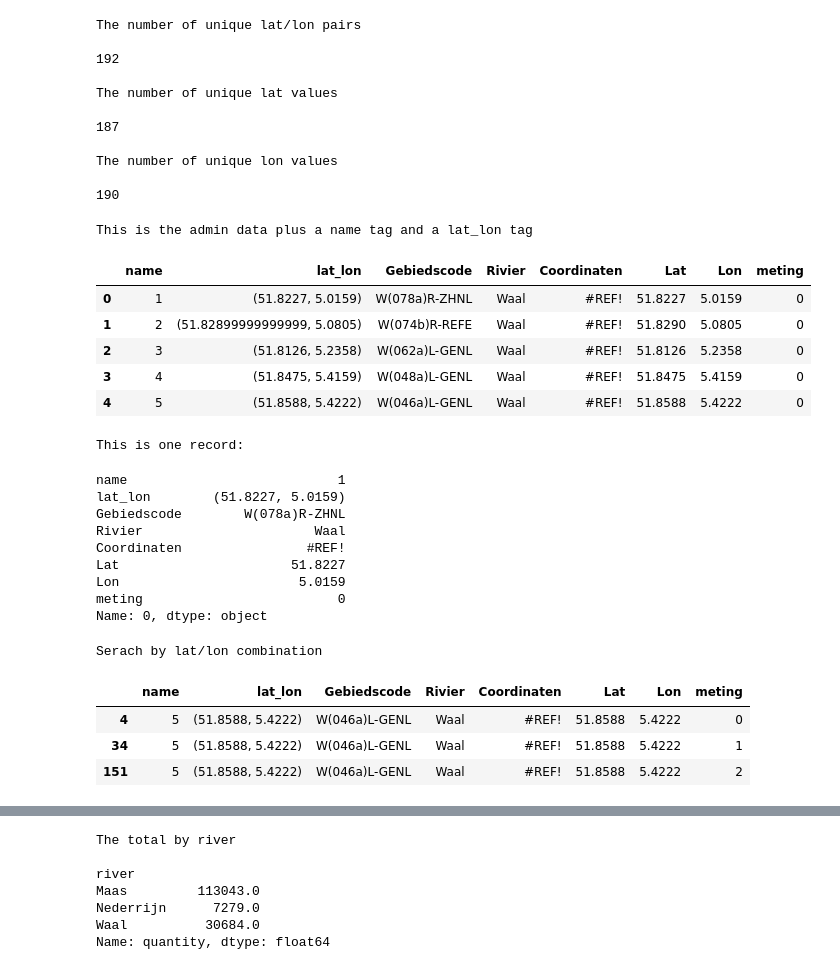
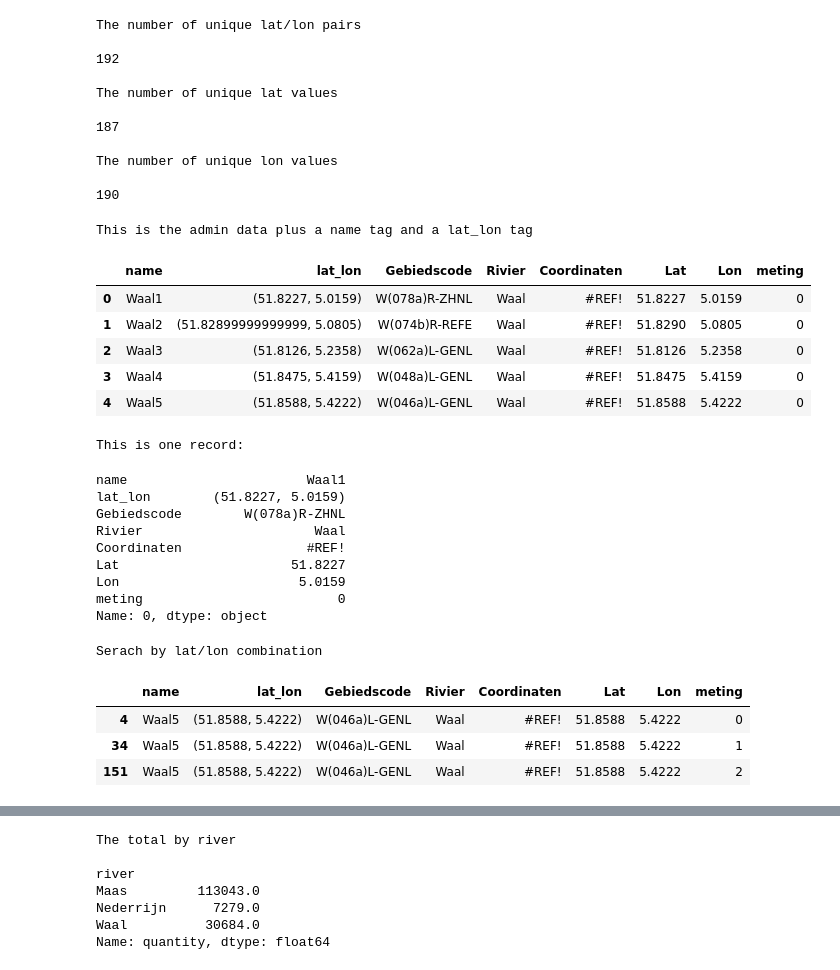
Before and after one commit to hammerdirt-analyst/rhinecode, a Jupyter notebook: harmonizesurveyresults.ipynb, the cells around one changed output, grey strips where cells are left out. Saved outputs shown, nothing was run; the diff lists cells and outputs as text; code cells hidden in the pictures.

Commit message:
added name/river identifierf

```diff
--- a/harmonizesurveyresults.ipynb
+++ b/harmonizesurveyresults.ipynb
@@ -274,45 +279,46 @@ loc_date = ['lat_lon', 'date']
 
 # these are no longer needed
 no_longer_needed = ['Unnamed: 121', 'Totaal', 'Items/km', 'granulaat_korrels']
 
 
 
 def make_location_groups(x, keys):
     try:
         name = keys[x]
     except:
         name = x
-    return name
+    return F"{name}"
 
 # make a column of the keys created for Gebiedscode
 dutch_surveys['name'] = dutch_surveys.lat_lon.map(lambda x: make_location_groups(x, count_lat_lon))
+dutch_surveys['name'] = dutch_surveys.Rivier + dutch_surveys.name
 
 
 # zip that up with the date
 dutch_surveys['loc_date'] = list(zip(dutch_surveys['new date'], dutch_surveys.lat_lon))
 # dutch_surveys['loc_date'] = dutch_surveys.loc_date.map(lambda x: F"{x}")
 
 # make an admin df:
 dutch_admin = dutch_surveys[['name',*admin]]
 a_file_name = F"{project_directory}/dutch_admin_h.csv"
 dutch_admin.to_csv(a_file_name)
 
 print("This is the admin data plus a name tag and a lat_lon tag\n")
 dutch_admin.iloc[:5]
 # %% [output]
 This is the admin data plus a name tag and a lat_lon tag
 |  | name | lat_lon | Gebiedscode | Rivier | Coordinaten | Lat | Lon | meting |
-| 0 | 1 | (51.8227, 5.0159) | W(078a)R-ZHNL | Waal | #REF! | 51.8227 | 5.0159 | 0 |
-| 1 | 2 | (51.82899999999999, 5.0805) | W(074b)R-REFE | Waal | #REF! | 51.8290 | 5.0805 | 0 |
-| 2 | 3 | (51.8126, 5.2358) | W(062a)L-GENL | Waal | #REF! | 51.8126 | 5.2358 | 0 |
-| 3 | 4 | (51.8475, 5.4159) | W(048a)L-GENL | Waal | #REF! | 51.8475 | 5.4159 | 0 |
-| 4 | 5 | (51.8588, 5.4222) | W(046a)L-GENL | Waal | #REF! | 51.8588 | 5.4222 | 0 |
+| 0 | Waal1 | (51.8227, 5.0159) | W(078a)R-ZHNL | Waal | #REF! | 51.8227 | 5.0159 | 0 |
+| 1 | Waal2 | (51.82899999999999, 5.0805) | W(074b)R-REFE | Waal | #REF! | 51.8290 | 5.0805 | 0 |
+| 2 | Waal3 | (51.8126, 5.2358) | W(062a)L-GENL | Waal | #REF! | 51.8126 | 5.2358 | 0 |
+| 3 | Waal4 | (51.8475, 5.4159) | W(048a)L-GENL | Waal | #REF! | 51.8475 | 5.4159 | 0 |
+| 4 | Waal5 | (51.8588, 5.4222) | W(046a)L-GENL | Waal | #REF! | 51.8588 | 5.4222 | 0 |
 # %%
 print("This is one record:\n")
 dutch_admin.iloc[0]
 # %% [output]
 This is one record:
-name                           1
+name                       Waal1
 lat_lon        (51.8227, 5.0159)
 Gebiedscode        W(078a)R-ZHNL
 Rivier                      Waal
@@ -327,9 +333,9 @@ dutch_admin[dutch_admin.lat_lon == (51.8588, 5.4222)]
 # %% [output]
 Serach by lat/lon combination
 |  | name | lat_lon | Gebiedscode | Rivier | Coordinaten | Lat | Lon | meting |
-| 4 | 5 | (51.8588, 5.4222) | W(046a)L-GENL | Waal | #REF! | 51.8588 | 5.4222 | 0 |
-| 34 | 5 | (51.8588, 5.4222) | W(046a)L-GENL | Waal | #REF! | 51.8588 | 5.4222 | 1 |
-| 151 | 5 | (51.8588, 5.4222) | W(046a)L-GENL | Waal | #REF! | 51.8588 | 5.4222 | 2 |
+| 4 | Waal5 | (51.8588, 5.4222) | W(046a)L-GENL | Waal | #REF! | 51.8588 | 5.4222 | 0 |
+| 34 | Waal5 | (51.8588, 5.4222) | W(046a)L-GENL | Waal | #REF! | 51.8588 | 5.4222 | 1 |
+| 151 | Waal5 | (51.8588, 5.4222) | W(046a)L-GENL | Waal | #REF! | 51.8588 | 5.4222 | 2 |
 # %%
 # a place to store the results
 new_results=[]
```
Also changed, not shown: parts of 5 cells of this notebook, 3 other files.
